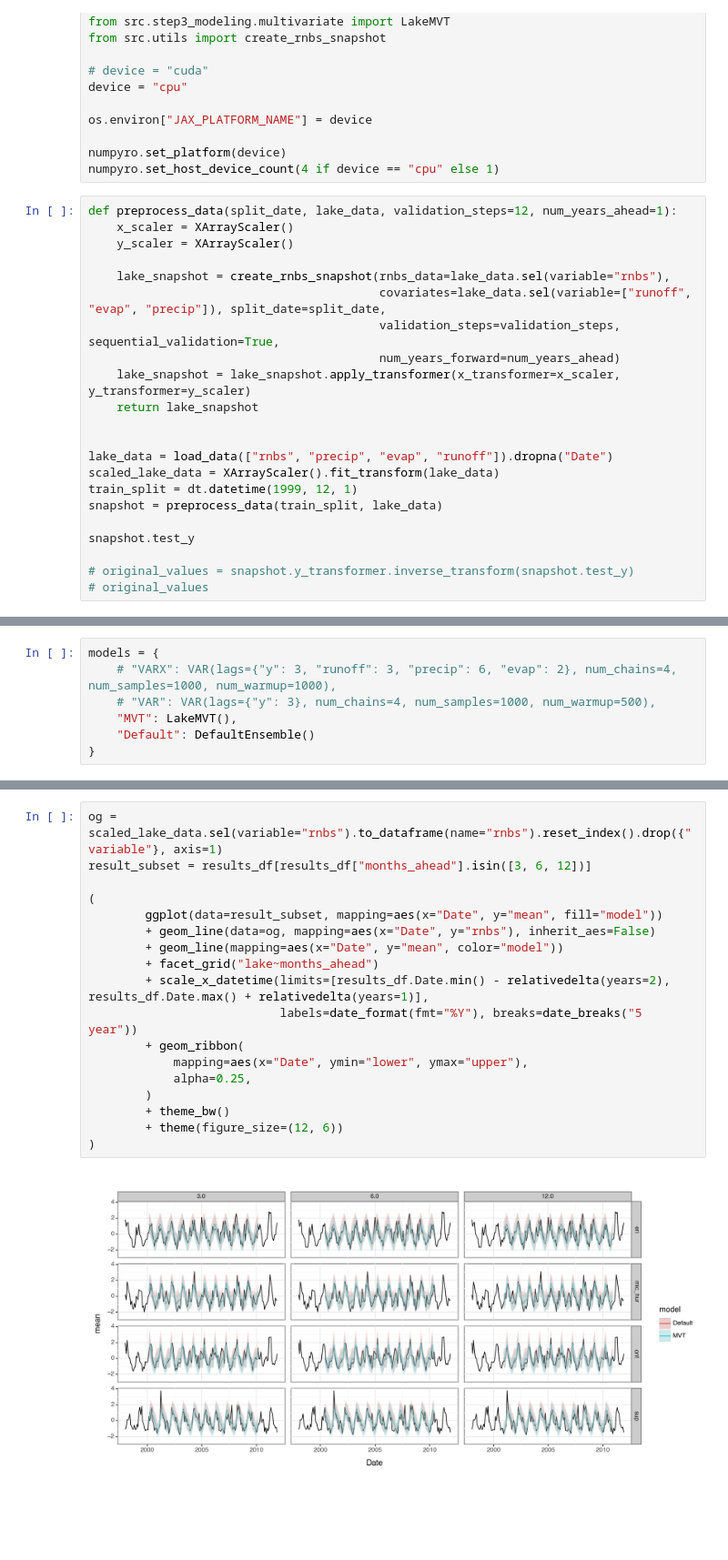
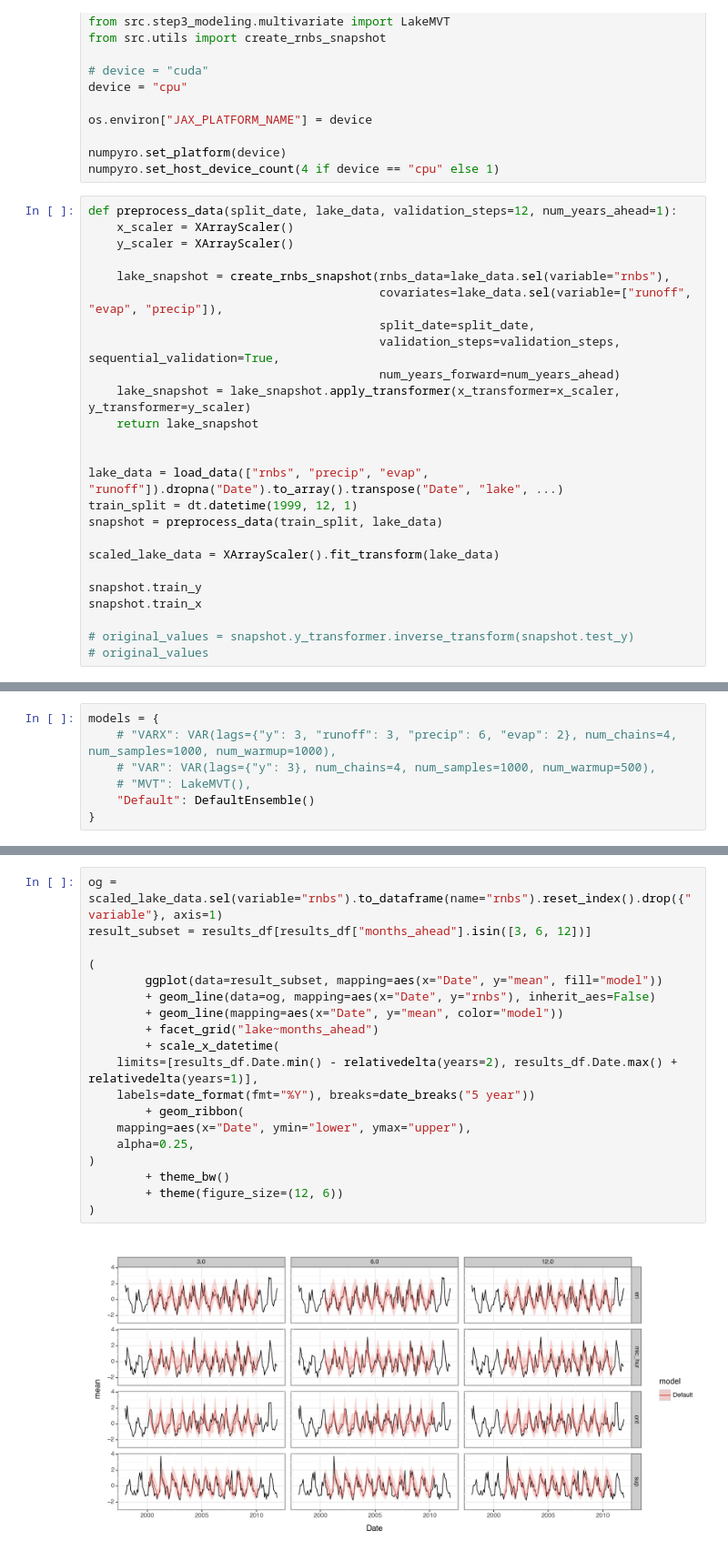
Before and after one commit to great-lakes-ai-lab/NBS-Predictor-MVP, a Jupyter notebook: notebooks/exploratory/1_MTM_model_comparison.ipynb, the cells around one changed output, grey strips where cells are left out. Shown at 91% size. Saved outputs shown, nothing was run; the diff lists cells and outputs as text; blank space fills up the shorter version.

```diff
--- a/notebooks/exploratory/1_MTM_model_comparison.ipynb
+++ b/notebooks/exploratory/1_MTM_model_comparison.ipynb
@@ -42,19 +42,22 @@ def preprocess_data(split_date, lake_data, validation_steps=12, num_years_ahead=
     y_scaler = XArrayScaler()
 
     lake_snapshot = create_rnbs_snapshot(rnbs_data=lake_data.sel(variable="rnbs"),
-                                         covariates=lake_data.sel(variable=["runoff", "evap", "precip"]), split_date=split_date,
+                                         covariates=lake_data.sel(variable=["runoff", "evap", "precip"]),
+                                         split_date=split_date,
                                          validation_steps=validation_steps, sequential_validation=True,
                                          num_years_forward=num_years_ahead)
     lake_snapshot = lake_snapshot.apply_transformer(x_transformer=x_scaler, y_transformer=y_scaler)
     return lake_snapshot
 
 
-lake_data = load_data(["rnbs", "precip", "evap", "runoff"]).dropna("Date")
-scaled_lake_data = XArrayScaler().fit_transform(lake_data)
+lake_data = load_data(["rnbs", "precip", "evap", "runoff"]).dropna("Date").to_array().transpose("Date", "lake", ...)
 train_split = dt.datetime(1999, 12, 1)
 snapshot = preprocess_data(train_split, lake_data)
 
-snapshot.test_y
+scaled_lake_data = XArrayScaler().fit_transform(lake_data)
+
+snapshot.train_y
+snapshot.train_x
 
 # original_values = snapshot.y_transformer.inverse_transform(snapshot.test_y)
 # original_values
@@ -75,7 +83,7 @@ Coordinates:
 models = {
     # "VARX": VAR(lags={"y": 3, "runoff": 3, "precip": 6, "evap": 2}, num_chains=4, num_samples=1000, num_warmup=1000),
     # "VAR": VAR(lags={"y": 3}, num_chains=4, num_samples=1000, num_warmup=500),
-    "MVT": LakeMVT(),
+    # "MVT": LakeMVT(),
     "Default": DefaultEnsemble()
 }
 # %%
@@ -142,21 +146,22 @@ results_df.groupby(["months_ahead", "model"]).apply(summarize, include_groups=Fa
 # %%
 og = scaled_lake_data.sel(variable="rnbs").to_dataframe(name="rnbs").reset_index().drop({"variable"}, axis=1)
 result_subset = results_df[results_df["months_ahead"].isin([3, 6, 12])]
 
 (
         ggplot(data=result_subset, mapping=aes(x="Date", y="mean", fill="model"))
         + geom_line(data=og, mapping=aes(x="Date", y="rnbs"), inherit_aes=False)
         + geom_line(mapping=aes(x="Date", y="mean", color="model"))
         + facet_grid("lake~months_ahead")
-        + scale_x_datetime(limits=[results_df.Date.min() - relativedelta(years=2), results_df.Date.max() + relativedelta(years=1)],
-                           labels=date_format(fmt="%Y"), breaks=date_breaks("5 year"))
+        + scale_x_datetime(
+    limits=[results_df.Date.min() - relativedelta(years=2), results_df.Date.max() + relativedelta(years=1)],
+    labels=date_format(fmt="%Y"), breaks=date_breaks("5 year"))
         + geom_ribbon(
-            mapping=aes(x="Date", ymin="lower", ymax="upper"),
-            alpha=0.25,
-        )
+    mapping=aes(x="Date", ymin="lower", ymax="upper"),
+    alpha=0.25,
+)
         + theme_bw()
         + theme(figure_size=(12, 6))
 )
 # %% [output]
-[figure, old version]
+[figure, new version]
 <Figure Size: (1200 x 600)>
```
Also changed, not shown: parts of 3 cells of this notebook, 6 other files.
